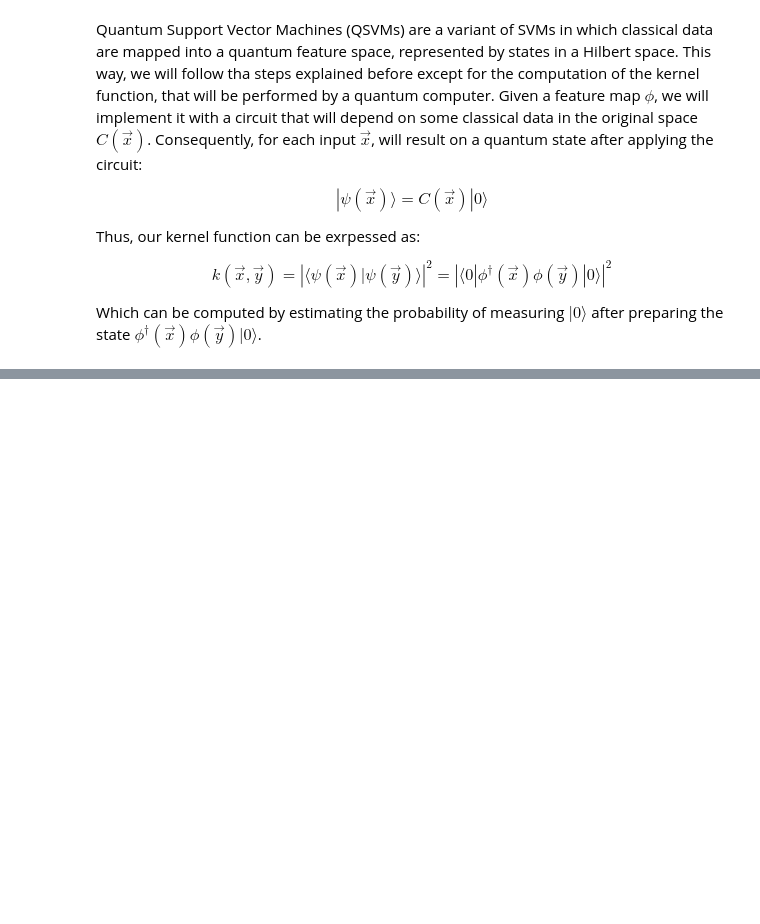
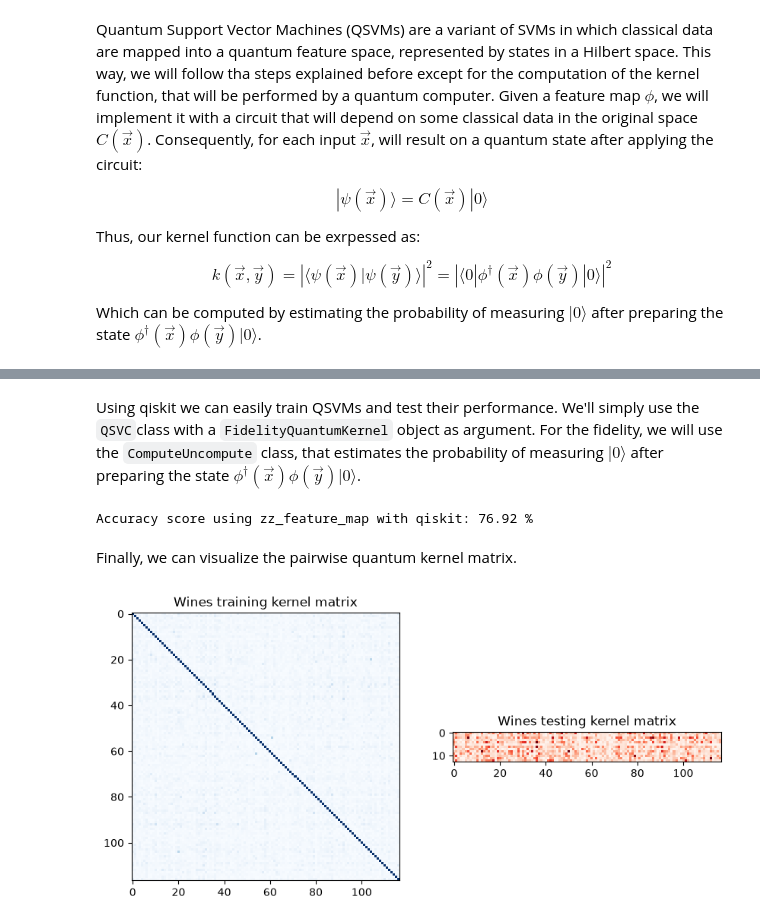
Before and after one commit to mariomeendezz/Quantum-Computing-Notebooks, a Jupyter notebook: notebooks/12. Quantum Support Vector Machines.ipynb, the cells around one changed output, grey strips where cells are left out. Saved outputs shown, nothing was run; the diff lists cells and outputs as text; code cells hidden in the pictures; blank space fills up the shorter version.

Commit message:
Finish QSVM

```diff
--- a/notebooks/12. Quantum Support Vector Machines.ipynb
+++ b/notebooks/12. Quantum Support Vector Machines.ipynb
@@ -177,0 +220,4 @@ x_train, x_test, y_train, y_test = train_test_split(
+# %%
+pca = PCA(n_components=8)
+xs_tr = pca.fit_transform(x_tr)
+xs_test = pca.transform(x_test)
@@ -196,0 +265,45 @@ print(f"QSVC classification test score: {qsvc_score}")
+# %% [markdown]
+Using qiskit we can easily train QSVMs and test their performance. We'll simply use the `QSVC`class with a `FidelityQuantumKernel` object as argument. For the fidelity, we will use the `ComputeUncompute` class, that estimates the probability of measuring $|0\rangle$ after preparing the state $\phi^\dagger (\vec{x}) \phi (\vec{y}) | 0 \rangle$.
+# %%
+# Define the quantum feature map to encode classical data into quantum states
+zz_fm = zz_feature_map(feature_dimension=8).decompose()
+
+# Set up the fidelity measurement strategy
+fidelity = ComputeUncompute(sampler=Sampler())
+
+# Create the quantum kernel using the fidelity metric and the feature map
+qkernel = FidelityQuantumKernel(fidelity=fidelity, feature_map=zz_fm)
+
+# Initialize the Quantum Support Vector Classifier with the quantum kernel
+qsvm = QSVC(quantum_kernel=qkernel)
+
+# Train the model on the training dataset
+qsvm.fit(xs_tr, y_tr)
+
+# Predict test labels and print the final accuracy score
+acc = accuracy_score(qsvm.predict(xs_test), y_test)
+print(f"Accuracy score using zz_feature_map with qiskit: {100*acc:.2f} %")
+# %% [output]
+Accuracy score using zz_feature_map with qiskit: 76.92 %
+# %% [markdown]
+Finally, we can visualize the pairwise quantum kernel matrix.
+# %%
+# Evaluate the pairwise quantum kernel matrix for the training data
+matrix_train_wines = qkernel.evaluate(x_vec=xs_tr)
+# Evaluate the quantum kernel matrix between the test data and the training data
+matrix_test_wines = qkernel.evaluate(x_vec=xs_test, y_vec=xs_tr)
+
+# Plot both matrices
+fig, axs = plt.subplots(1, 2, figsize=(10, 5))
+
+axs[0].imshow(
+    np.asmatrix(matrix_train_wines), interpolation="nearest", origin="upper", cmap="Blues"
+)
+axs[0].set_title("Wines training kernel matrix")
+
+axs[1].imshow(np.asmatrix(matrix_test_wines), interpolation="nearest", origin="upper", cmap="Reds")
+axs[1].set_title("Wines testing kernel matrix")
+
+plt.show()
+# %% [output]
+[figure, added]
```
Also changed, not shown: parts of 16 cells of this notebook, 2 other files.
